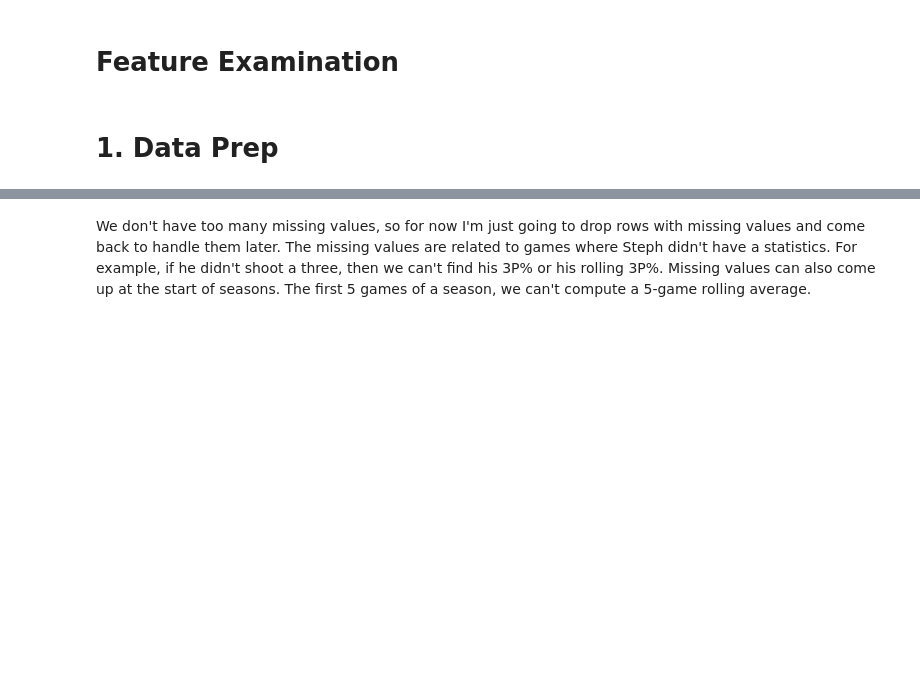
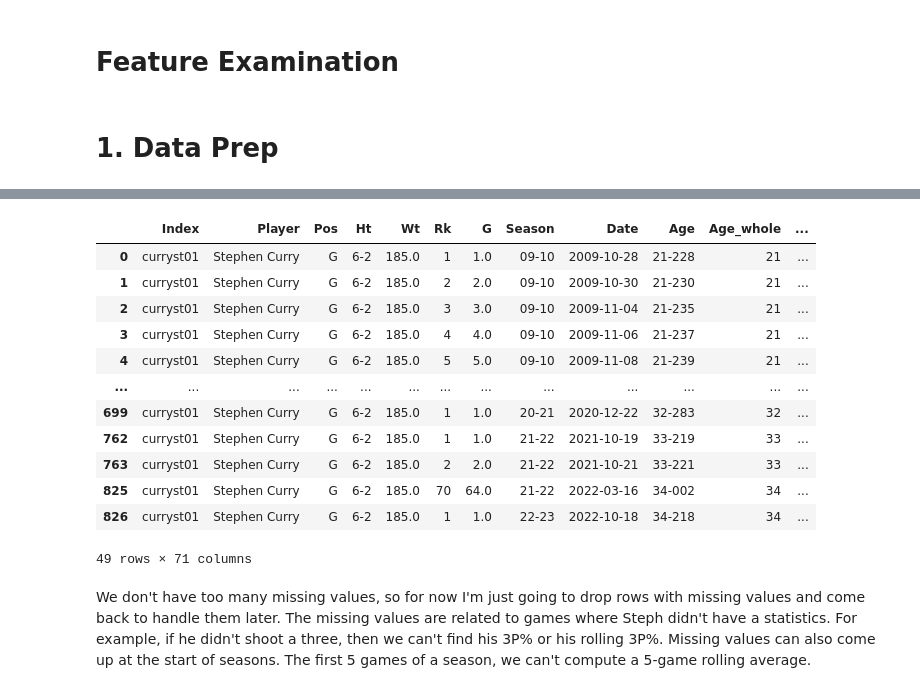
Before and after one commit to calvinnguyen9/Steph_Curry_Player_Prop, a Jupyter notebook: 4. Feature_Engineering.ipynb, the cells around one changed output, grey strips where cells are left out. Cells and saved outputs as stored; diff of their text form; code cells hidden in the pictures; blank space fills up the shorter version.

```diff
--- a/4. Feature_Engineering.ipynb
+++ b/4. Feature_Engineering.ipynb
@@ -119,9 +138,11 @@ df_curry['MP_5avg'] = df_curry['MP_num'].rolling(5, closed='left').mean()
+# %%
+df_curry['PTS_EWA7'] = df_curry['PTS'].shift(1).ewm(alpha=0.7).mean()
 # %% [markdown]
 # 2. Steph's Team Stats
 Next, I create stats for how well the Warriors are playing. If the offense is functioning, that probably puts Steph in a good position to score more points as well. If the team is playing poorly, then the opposite is true. I also calculate the team's pace. If the Warriors are playing faster, uptempo then there are more possessions and opportunities to score.
 # %%
 df_curry['TEAM_PPG'] = 0
-df_curry['TEAM_AVG_PACE'] = 0
+#df_curry['TEAM_AVG_PACE'] = 0
 
 for index in df_curry.index:
     season = df_curry.loc[index, 'Season']
@@ -132,7 +153,7 @@ for index in df_curry.index:
     prev_df_adv = df_adv.loc[(df_adv['Season'] == season) & (df_adv['TEAM_ABBREVIATION'] == team) & (df_adv['GAME_DATE'] < date)]
 
     df_curry.loc[index, 'TEAM_PPG'] = prev_df.groupby('Date')['PTS'].sum().mean()
-    df_curry.loc[index, 'TEAM_AVG_PACE'] = prev_df_adv['PACE'].mean()
+    #df_curry.loc[index, 'TEAM_AVG_PACE'] = prev_df_adv['PACE'].mean()
 # %% [markdown]
 # 3. Opponent Defensive Stats
 Similar to features for Steph, these features will describe the volume and efficiency that the opposing defense allows.
@@ -146,6 +167,7 @@ df_curry['OPP_2P%'] = 0
 df_curry['OPP_3PA_AVG'] = 0
 df_curry['OPP_3P%'] = 0
 df_curry['OPP_FTA_AVG'] = 0
+df_curry['OPP_TRB_AVG'] = 0
 
 for index in df_curry.index:
     season = df_curry.loc[index, 'Season']
@@ -162,3 +184,5 @@ for index in df_curry.index:
     df_curry.loc[index, 'OPP_3P%'] = df_prev.groupby('Date')['3P'].sum().sum() / df_prev.groupby('Date')['3PA'].sum().sum()
 
     df_curry.loc[index, 'OPP_FTA_AVG'] = df_prev.groupby('Date')['FTA'].sum().mean()
+
+    df_curry.loc[index, 'OPP_TRB_AVG'] = df_prev.groupby('Date')['TRB'].sum().mean()
@@ -368,6 +397,24 @@ for index in df_curry.index:
     df_curry.loc[index,'AvgTObyGuardsVsOpponent'] = prev_df.groupby('Date')['TOV'].sum().mean()
     df_curry.loc[index,'AvgTObyIndividualGuardsVsOpponent'] = prev_df['TOV'].mean()
 '''
+# %%
+df_curry['AvgPointsScoredByGuardsVsOpponent'] = 0
+df_curry['Avg3PAbyIndividualGuardsVsOpponent'] = 0
+df_curry['AvgFTAbyGuardsVsOpponent'] = 0
+
+for index in df_curry.index:
+    season = df_curry.loc[index, 'Season']
+    date = df_curry.loc[index, 'Date']
+    opponent = df_curry.loc[index, 'Opp']
+    position = df_curry.loc[index, 'Pos']
+
+    prev_df = df.loc[(df['Season'] == season) & (df['Opp'] == opponent) & (df['Pos'] == position) & (df['Date'] < date)]
+
+    df_curry.loc[index, 'AvgPointsScoredByGuardsVsOpponent'] = prev_df.groupby('Date')['PTS'].sum().mean()
+
+    df_curry.loc[index,'Avg3PAbyIndividualGuardsVsOpponent'] = prev_df['3PA'].mean()
+
+    df_curry.loc[index,'AvgFTAbyGuardsVsOpponent'] = prev_df.groupby('Date')['FTA'].sum().mean()
 # %% [markdown]
 ## 3.3 Steph's Scoring VS Opponent
 # %%
@@ -456,3 +489,19 @@ model_df.to_csv('df_model4.csv')
+# %%
+df_curry.loc[df_curry[pd.isnull(df_curry).any(axis=1)].index]
+# %% [output]
+|  | Index | Player | Pos | Ht | Wt | Rk | G | Season | Date | Age | Age_whole | ... |
+| 0 | curryst01 | Stephen Curry | G | 6-2 | 185.0 | 1 | 1.0 | 09-10 | 2009-10-28 | 21-228 | 21 | ... |
+| 1 | curryst01 | Stephen Curry | G | 6-2 | 185.0 | 2 | 2.0 | 09-10 | 2009-10-30 | 21-230 | 21 | ... |
+| 2 | curryst01 | Stephen Curry | G | 6-2 | 185.0 | 3 | 3.0 | 09-10 | 2009-11-04 | 21-235 | 21 | ... |
+| 3 | curryst01 | Stephen Curry | G | 6-2 | 185.0 | 4 | 4.0 | 09-10 | 2009-11-06 | 21-237 | 21 | ... |
+| 4 | curryst01 | Stephen Curry | G | 6-2 | 185.0 | 5 | 5.0 | 09-10 | 2009-11-08 | 21-239 | 21 | ... |
+| ... | ... | ... | ... | ... | ... | ... | ... | ... | ... | ... | ... | ... |
+| 699 | curryst01 | Stephen Curry | G | 6-2 | 185.0 | 1 | 1.0 | 20-21 | 2020-12-22 | 32-283 | 32 | ... |
+| 762 | curryst01 | Stephen Curry | G | 6-2 | 185.0 | 1 | 1.0 | 21-22 | 2021-10-19 | 33-219 | 33 | ... |
+| 763 | curryst01 | Stephen Curry | G | 6-2 | 185.0 | 2 | 2.0 | 21-22 | 2021-10-21 | 33-221 | 33 | ... |
+| 825 | curryst01 | Stephen Curry | G | 6-2 | 185.0 | 70 | 64.0 | 21-22 | 2022-03-16 | 34-002 | 34 | ... |
+| 826 | curryst01 | Stephen Curry | G | 6-2 | 185.0 | 1 | 1.0 | 22-23 | 2022-10-18 | 34-218 | 34 | ... |
+49 rows × 71 columns
 # %% [markdown]
 We don't have too many missing values, so for now I'm just going to drop rows with missing values and come back to handle them later. The missing values are related to games where Steph didn't have a statistics. For example, if he didn't shoot a three, then we can't find his 3P% or his rolling 3P%. Missing values can also come up at the start of seasons. The first 5 games of a season, we can't compute a 5-game rolling average.
 # %%
```
Also changed, not shown: parts of 25 cells of this notebook, 1 other file.
